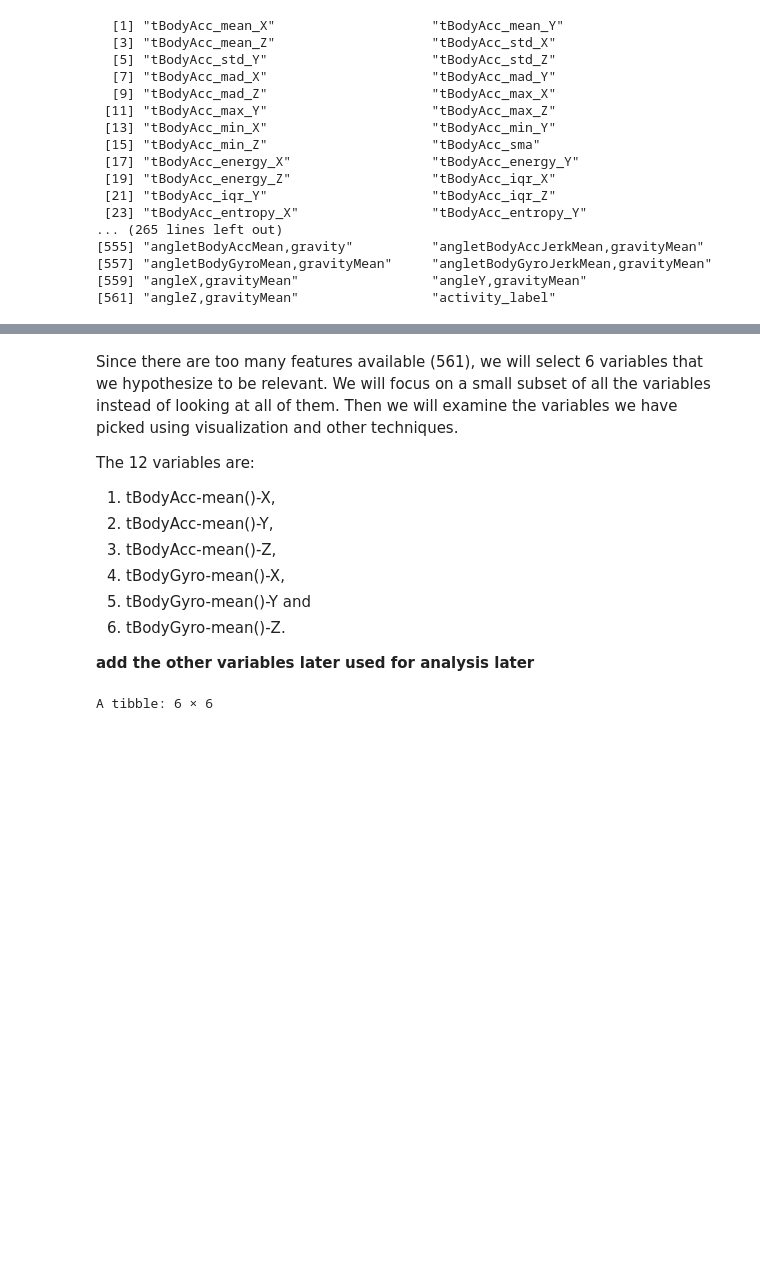
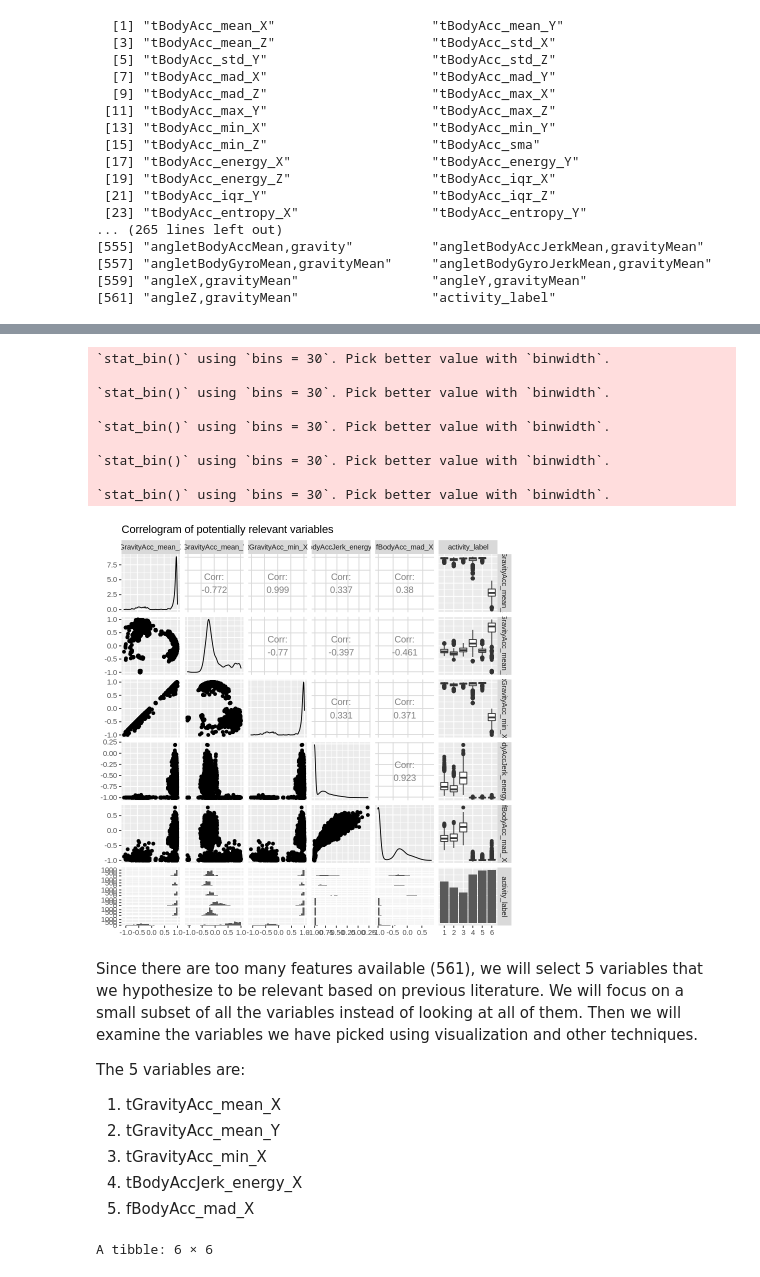
Before and after one commit to eleahj/dsci_project, a Jupyter notebook: human_activities.ipynb, the cells around one changed output, grey strips where cells are left out. Drawn from its saved outputs; the diff is of its cells as text; code cells hidden in the pictures; blank space fills up the shorter version.

```diff
--- a/human_activities.ipynb
+++ b/human_activities.ipynb
@@ -247,0 +182,7 @@ correlation_ang
+# %%
+#Determining correlation of relevant variables proposed from previous research
+#tGravityAcc_mean_X,tGravityAcc_mean_Y,tGravityAcc_min_X, tBodyAccJerk_energy_X,fBodyAcc_mad_X
+
+relevant_acc_columns <- bothdfs %>%
+    select(tGravityAcc_mean_X,tGravityAcc_mean_Y,tGravityAcc_min_X, tBodyAccJerk_energy_X,fBodyAcc_mad_X, activity_label)
+relevant_acc_columns
@@ -248,16 +209,28 @@ correlation_ang
+# %%
+#Correlation graph of 5 features mentioned above
+correlation_graph <- ggpairs(relevant_acc_columns, title ="Correlogram of potentially relevant variables")
+correlation_graph
+# %% [output]
+`stat_bin()` using `bins = 30`. Pick better value with `binwidth`.
+
+`stat_bin()` using `bins = 30`. Pick better value with `binwidth`.
+
+`stat_bin()` using `bins = 30`. Pick better value with `binwidth`.
+
+`stat_bin()` using `bins = 30`. Pick better value with `binwidth`.
+
+`stat_bin()` using `bins = 30`. Pick better value with `binwidth`.
+[figure, added]
 # %% [markdown]
-Since there are too many features available (561), we will select 6 variables that we hypothesize to be relevant. We will focus on a small subset of all the variables instead of looking at all of them. Then we will examine the variables we have picked using visualization and other techniques.
+Since there are too many features available (561), we will select 5 variables that we hypothesize to be relevant based on previous literature. We will focus on a small subset of all the variables instead of looking at all of them. Then we will examine the variables we have picked using visualization and other techniques.
 
-The 12 variables are:
+The 5 variables are:
 
-1. tBodyAcc-mean()-X,
-2. tBodyAcc-mean()-Y,
-3. tBodyAcc-mean()-Z,
-4. tBodyGyro-mean()-X,
-5. tBodyGyro-mean()-Y and
-6. tBodyGyro-mean()-Z.
-
-**add the other variables later used for analysis later**
+1. tGravityAcc_mean_X
+2. tGravityAcc_mean_Y
+3. tGravityAcc_min_X
+4. tBodyAccJerk_energy_X
+5. fBodyAcc_mad_X
 # %%
 # created a data frame contraining only the 5 variables (from the paper) and the activity labels.
 training_subset <- activity_train %>%
```
Also changed, not shown: parts of 10 cells of this notebook.
